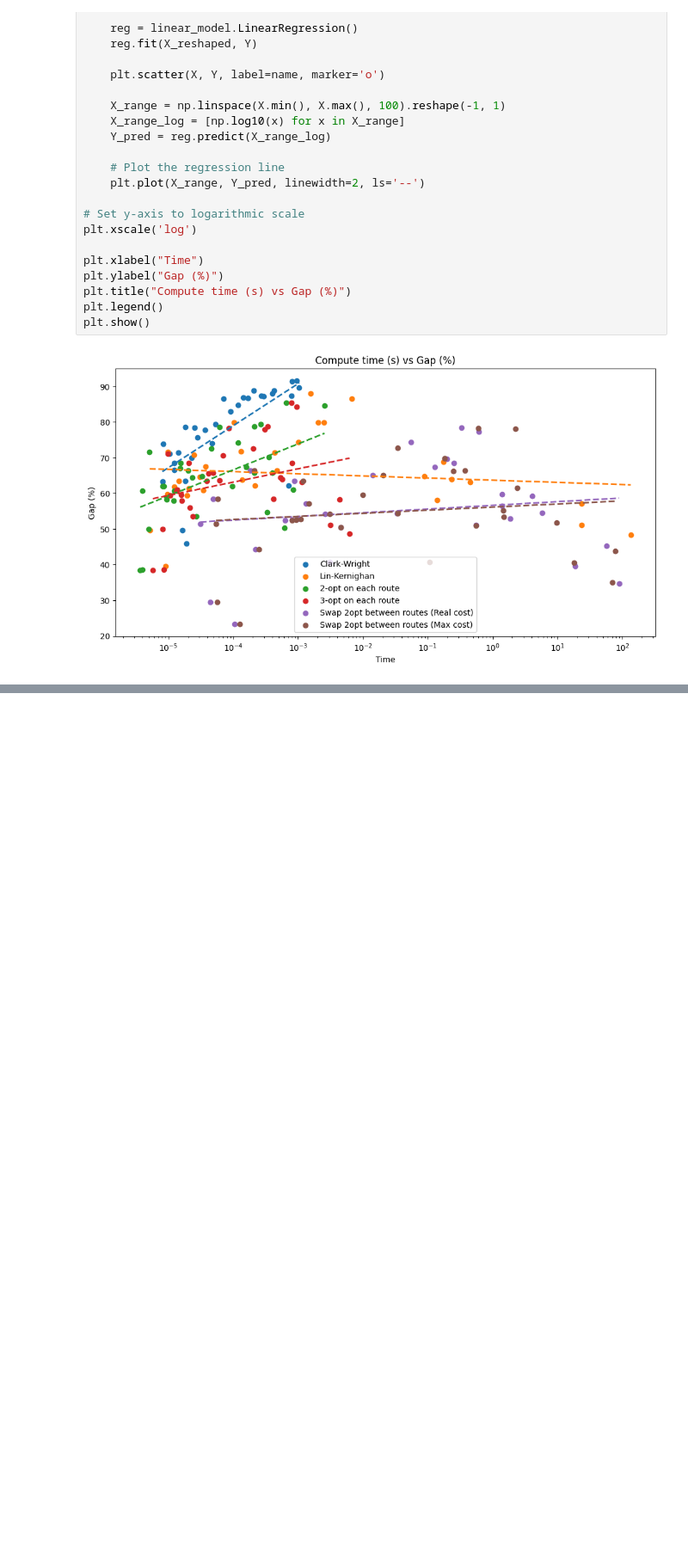
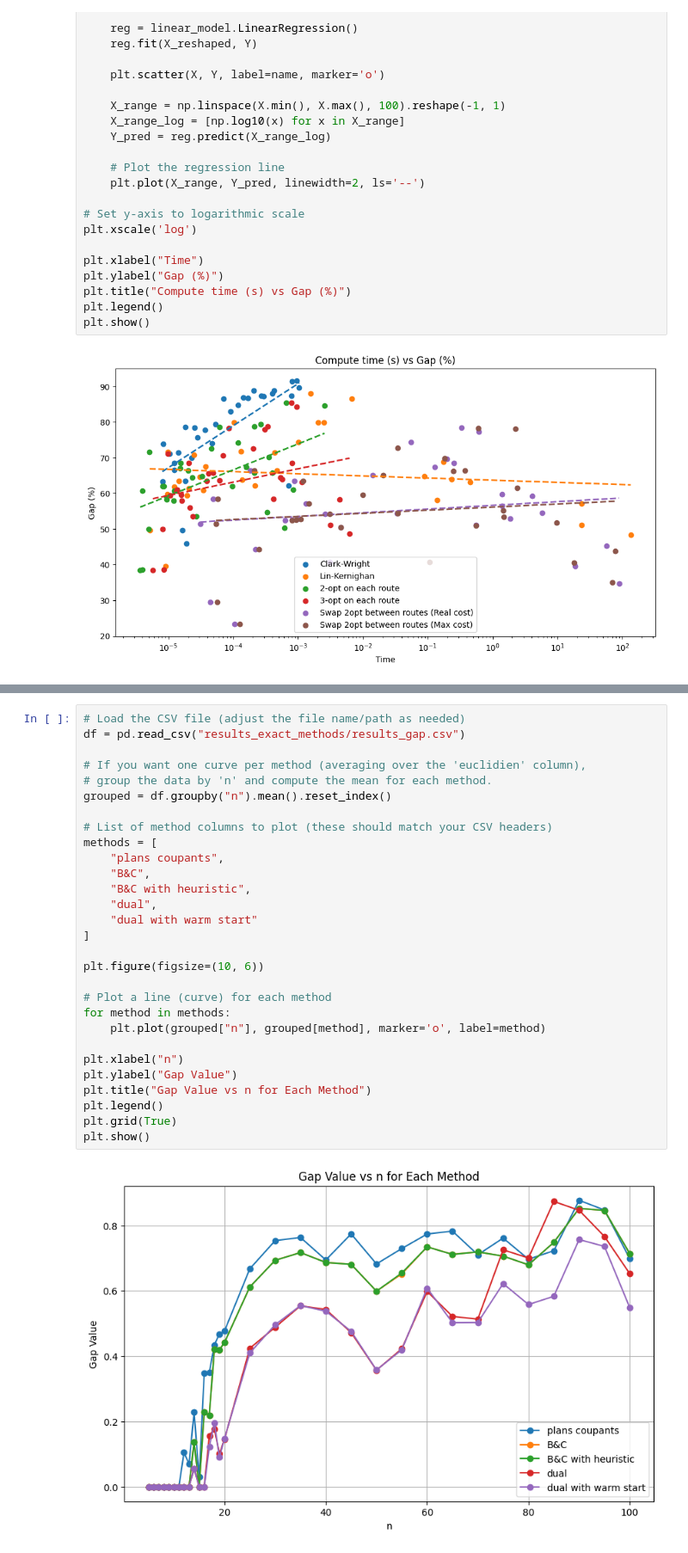
Before and after one commit to Darthkiller2Jr/projet_mpro, a Jupyter notebook: illustrations.ipynb, the cells around one changed output, grey strips where cells are left out. Shown at 86% size. Saved outputs shown, nothing was run; the diff lists cells and outputs as text; blank space fills up the shorter version.

```diff
--- a/illustrations.ipynb
+++ b/illustrations.ipynb
@@ -121,0 +122,31 @@ plt.show()
+# %%
+# Load the CSV file (adjust the file name/path as needed)
+df = pd.read_csv("results_exact_methods/results_gap.csv")
+
+# If you want one curve per method (averaging over the 'euclidien' column),
+# group the data by 'n' and compute the mean for each method.
+grouped = df.groupby("n").mean().reset_index()
+
+# List of method columns to plot (these should match your CSV headers)
+methods = [
+    "plans coupants",
+    "B&C",
+    "B&C with heuristic",
+    "dual",
+    "dual with warm start"
+]
+
+plt.figure(figsize=(10, 6))
+
+# Plot a line (curve) for each method
+for method in methods:
+    plt.plot(grouped["n"], grouped[method], marker='o', label=method)
+
+plt.xlabel("n")
+plt.ylabel("Gap Value")
+plt.title("Gap Value vs n for Each Method")
+plt.legend()
+plt.grid(True)
+plt.show()
+# %% [output]
+[figure, added]
```
Also changed, not shown: parts of 2 cells of this notebook.
